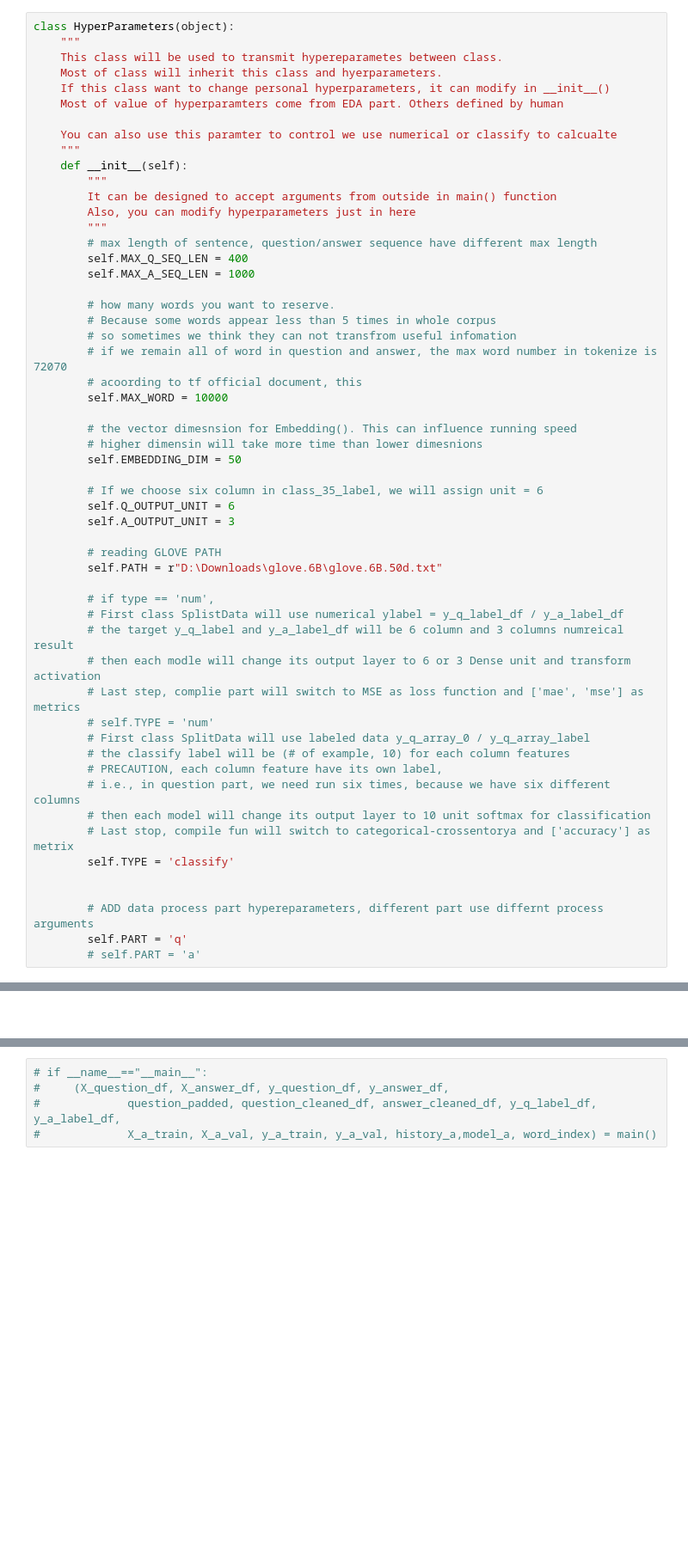
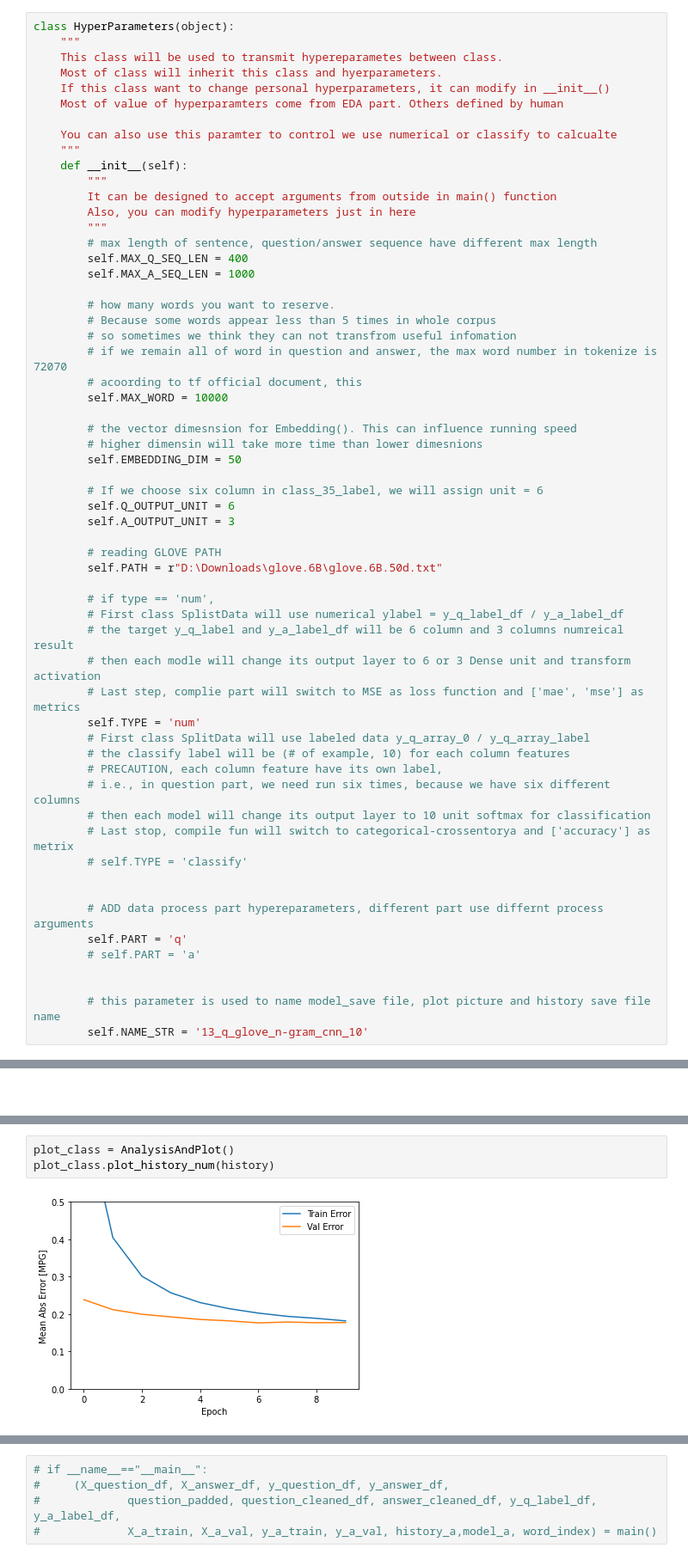
Before and after one commit to L3P3titPrince/40_Google_Q-A, a Jupyter notebook: 33_Google_Q-A_Dec062020.ipynb, the cells around one changed output, grey strips where cells are left out. Shown: that part at 86% size. Drawn from its saved outputs; the diff is of its cells as text; blank space fills up the shorter version.

```diff
--- a/33_Google_Q-A_Dec062020.ipynb
+++ b/33_Google_Q-A_Dec062020.ipynb
@@ -152,19 +152,23 @@ class HyperParameters(object):
         # the target y_q_label and y_a_label_df will be 6 column and 3 columns numreical result
         # then each modle will change its output layer to 6 or 3 Dense unit and transform activation
         # Last step, complie part will switch to MSE as loss function and ['mae', 'mse'] as metrics
-        # self.TYPE = 'num'
+        self.TYPE = 'num'
         # First class SplitData will use labeled data y_q_array_0 / y_q_array_label
         # the classify label will be (# of example, 10) for each column features
         # PRECAUTION, each column feature have its own label,
         # i.e., in question part, we need run six times, because we have six different columns
         # then each model will change its output layer to 10 unit softmax for classification
         # Last stop, compile fun will switch to categorical-crossentorya and ['accuracy'] as metrix
-        self.TYPE = 'classify'
+        # self.TYPE = 'classify'
 
 
         # ADD data process part hypereparameters, different part use differnt process arguments
         self.PART = 'q'
         # self.PART = 'a'
+
+
+        # this parameter is used to name model_save file, plot picture and history save file name
+        self.NAME_STR = '13_q_glove_n-gram_cnn_10'
 # %%
 
 # class GloveVect(HyperParameters):
@@ -2230,0 +2336,5 @@ over
+# %%
+plot_class = AnalysisAndPlot()
+plot_class.plot_history_num(history)
+# %% [output]
+[figure, added]
```
Also changed, not shown: parts of 52 cells of this notebook, 30 other files.
